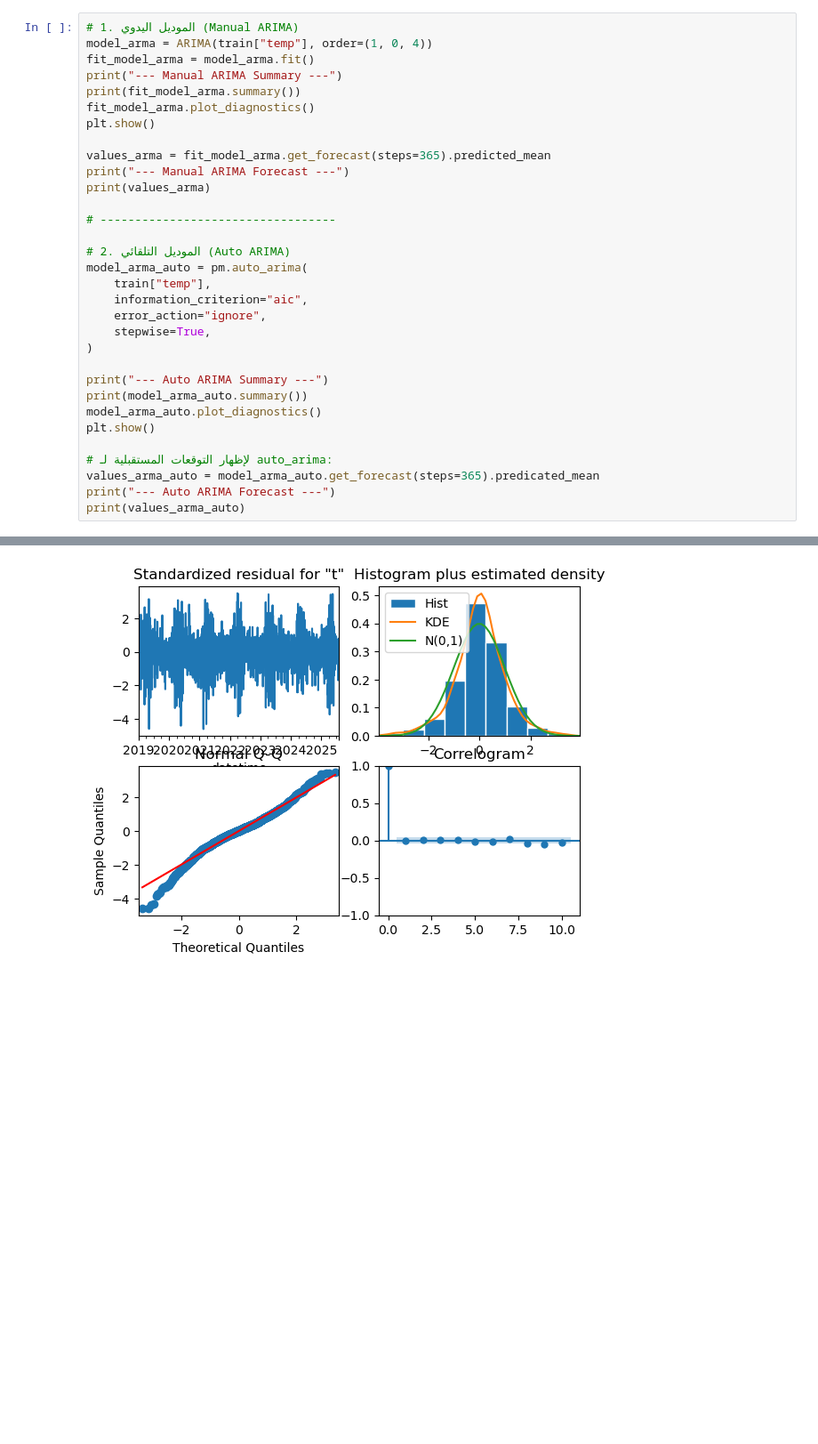
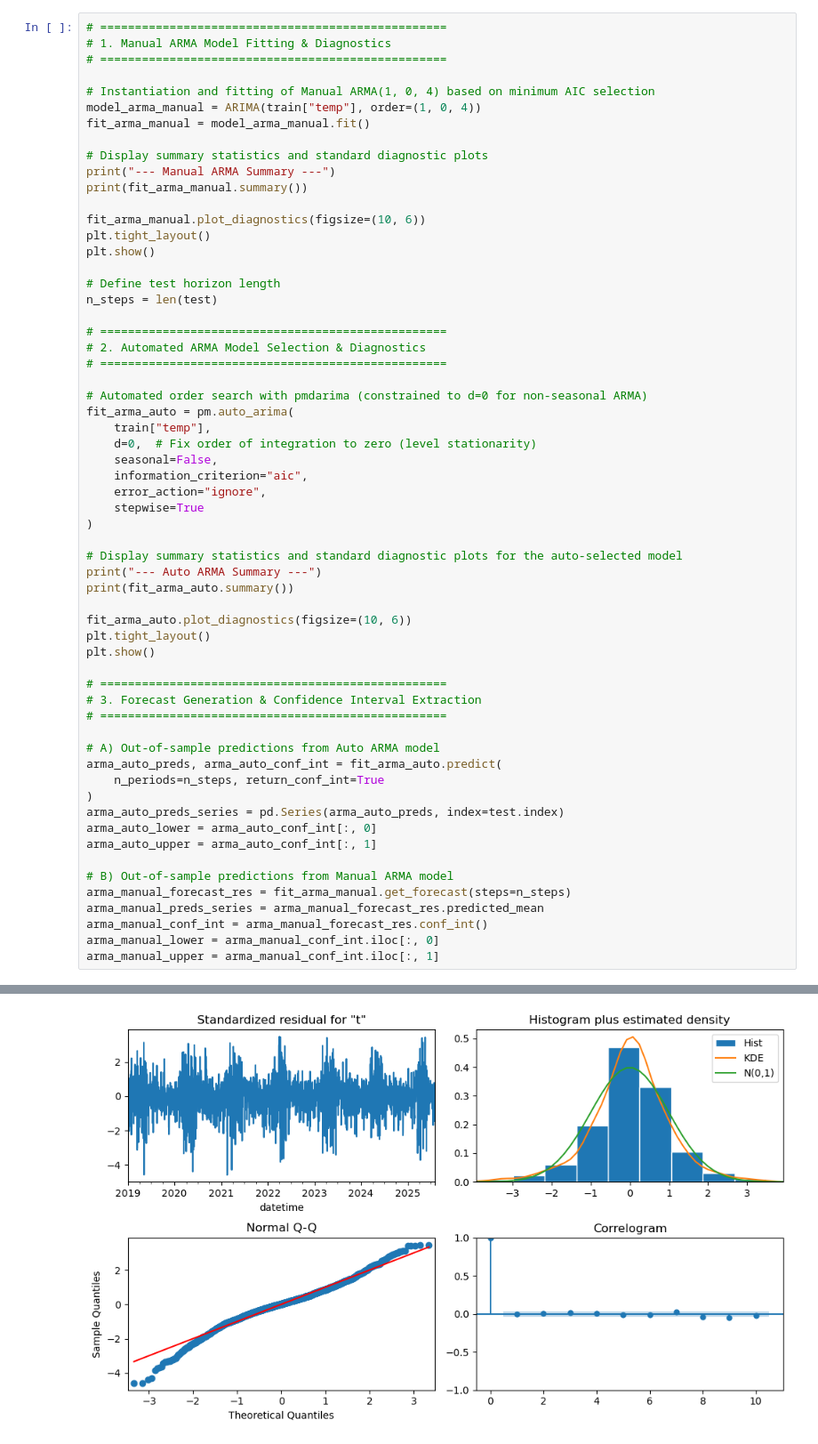
Before and after one commit to ToqaGhozlan/Machine_Learning_Summer_Intern_R5, a Jupyter notebook: Awad Jarrah Task 5/weather_forecast.ipynb, the cells around one changed output, grey strips where cells are left out. Shown at 89% size. Saved outputs shown, nothing was run; the diff lists cells and outputs as text; blank space fills up the shorter version.

```diff
--- a/Awad Jarrah Task 5/weather_forecast.ipynb
+++ b/Awad Jarrah Task 5/weather_forecast.ipynb
@@ -140,33 +361,61 @@ print(order_df.sort_values('aic'))
 # %%
-# 1. الموديل اليدوي (Manual ARIMA)
-model_arma = ARIMA(train["temp"], order=(1, 0, 4))
-fit_model_arma = model_arma.fit()
-print("--- Manual ARIMA Summary ---")
-print(fit_model_arma.summary())
-fit_model_arma.plot_diagnostics()
+# ==================================================
+# 1. Manual ARMA Model Fitting & Diagnostics
+# ==================================================
+
+# Instantiation and fitting of Manual ARMA(1, 0, 4) based on minimum AIC selection
+model_arma_manual = ARIMA(train["temp"], order=(1, 0, 4))
+fit_arma_manual = model_arma_manual.fit()
+
+# Display summary statistics and standard diagnostic plots
+print("--- Manual ARMA Summary ---")
+print(fit_arma_manual.summary())
+
+fit_arma_manual.plot_diagnostics(figsize=(10, 6))
+plt.tight_layout()
 plt.show()
 
-values_arma = fit_model_arma.get_forecast(steps=365).predicted_mean
-print("--- Manual ARIMA Forecast ---")
-print(values_arma)
+# Define test horizon length
+n_steps = len(test)
 
-# ----------------------------------
+# ==================================================
+# 2. Automated ARMA Model Selection & Diagnostics
+# ==================================================
 
-# 2. الموديل التلقائي (Auto ARIMA)
-model_arma_auto = pm.auto_arima(
+# Automated order search with pmdarima (constrained to d=0 for non-seasonal ARMA)
+fit_arma_auto = pm.auto_arima(
     train["temp"],
+    d=0,  # Fix order of integration to zero (level stationarity)
+    seasonal=False,
     information_criterion="aic",
     error_action="ignore",
-    stepwise=True,
+    stepwise=True
 )
 
-print("--- Auto ARIMA Summary ---")
-print(model_arma_auto.summary())
-model_arma_auto.plot_diagnostics()
+# Display summary statistics and standard diagnostic plots for the auto-selected model
+print("--- Auto ARMA Summary ---")
+print(fit_arma_auto.summary())
+
+fit_arma_auto.plot_diagnostics(figsize=(10, 6))
+plt.tight_layout()
 plt.show()
 
-# لإظهار التوقعات المستقبلية لـ auto_arima:
-values_arma_auto = model_arma_auto.get_forecast(steps=365).predicated_mean
-print("--- Auto ARIMA Forecast ---")
-print(values_arma_auto)
+# ==================================================
+# 3. Forecast Generation & Confidence Interval Extraction
+# ==================================================
+
+# A) Out-of-sample predictions from Auto ARMA model
+arma_auto_preds, arma_auto_conf_int = fit_arma_auto.predict(
+    n_periods=n_steps, return_conf_int=True
+)
+arma_auto_preds_series = pd.Series(arma_auto_preds, index=test.index)
+arma_auto_lower = arma_auto_conf_int[:, 0]
+arma_auto_upper = arma_auto_conf_int[:, 1]
+
+# B) Out-of-sample predictions from Manual ARMA model
+arma_manual_forecast_res = fit_arma_manual.get_forecast(steps=n_steps)
+arma_manual_preds_series = arma_manual_forecast_res.predicted_mean
+arma_manual_conf_int = arma_manual_forecast_res.conf_int()
+arma_manual_lower = arma_manual_conf_int.iloc[:, 0]
+arma_manual_upper = arma_manual_conf_int.iloc[:, 1]
 # %% [output]
@@ -180,11 +429,11 @@ Time:                        16:33:53   BIC                           9299.219
 Sample:                    01-01-2019   HQIC                          9273.455
                          - 07-31-2025
 Covariance Type:                  opg
 ==============================================================================
                  coef    std err          z      P>|z|      [0.025      0.975]
 ... (13 lines left out)
 ===================================================================================
 
 Warnings:
 [1] Covariance matrix calculated using the outer product of gradients (complex-step).
-[figure, old version]
+[figure, new version]
```
Also changed, not shown: parts of 56 cells of this notebook.
